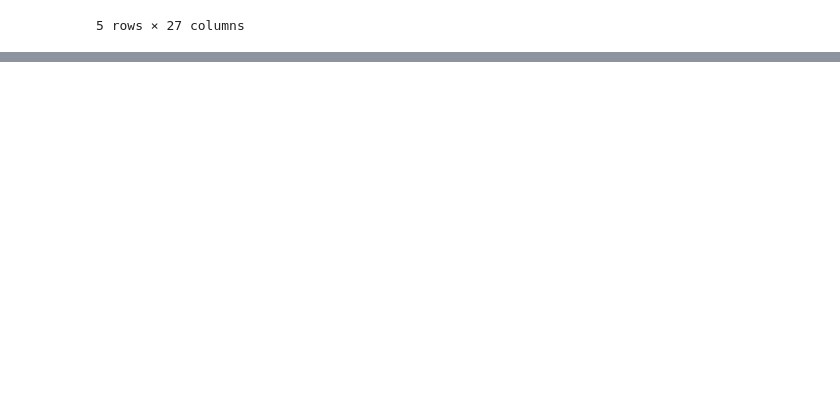
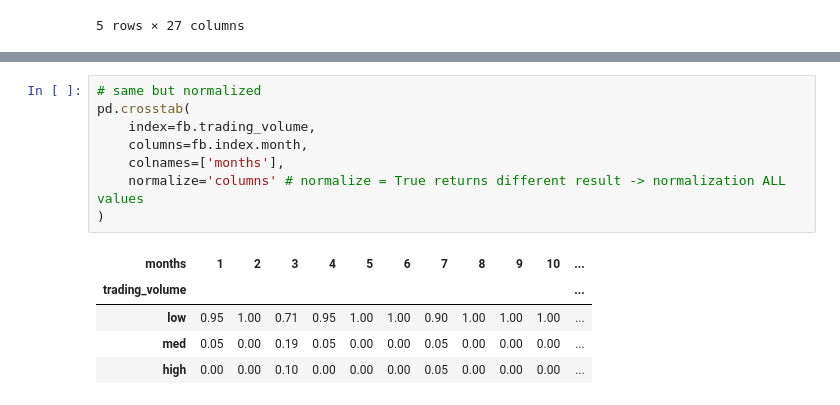
Before and after one commit to nadia-paz/ds-learning, a Jupyter notebook: data_analysis_pandas/07_df_operations.ipynb, the cells around one changed output, grey strips where cells are left out. Drawn from its saved outputs; the diff is of its cells as text; blank space fills up the shorter version.

```diff
--- a/data_analysis_pandas/07_df_operations.ipynb
+++ b/data_analysis_pandas/07_df_operations.ipynb
@@ -971,0 +984,14 @@ weather.reset_index().pivot_table(
+# %%
+# same but normalized
+pd.crosstab(
+    index=fb.trading_volume,
+    columns=fb.index.month,
+    colnames=['months'],
+    normalize='columns' # normalize = True returns different result -> normalization ALL values
+)
+# %% [output]
+| months | 1 | 2 | 3 | 4 | 5 | 6 | 7 | 8 | 9 | 10 | ... |
+| trading_volume |  |  |  |  |  |  |  |  |  |  | ... |
+| low | 0.95 | 1.00 | 0.71 | 0.95 | 1.00 | 1.00 | 0.90 | 1.00 | 1.00 | 1.00 | ... |
+| med | 0.05 | 0.00 | 0.19 | 0.05 | 0.00 | 0.00 | 0.05 | 0.00 | 0.00 | 0.00 | ... |
+| high | 0.00 | 0.00 | 0.10 | 0.00 | 0.00 | 0.00 | 0.05 | 0.00 | 0.00 | 0.00 | ... |
```
Also changed, not shown: parts of 8 cells of this notebook.
